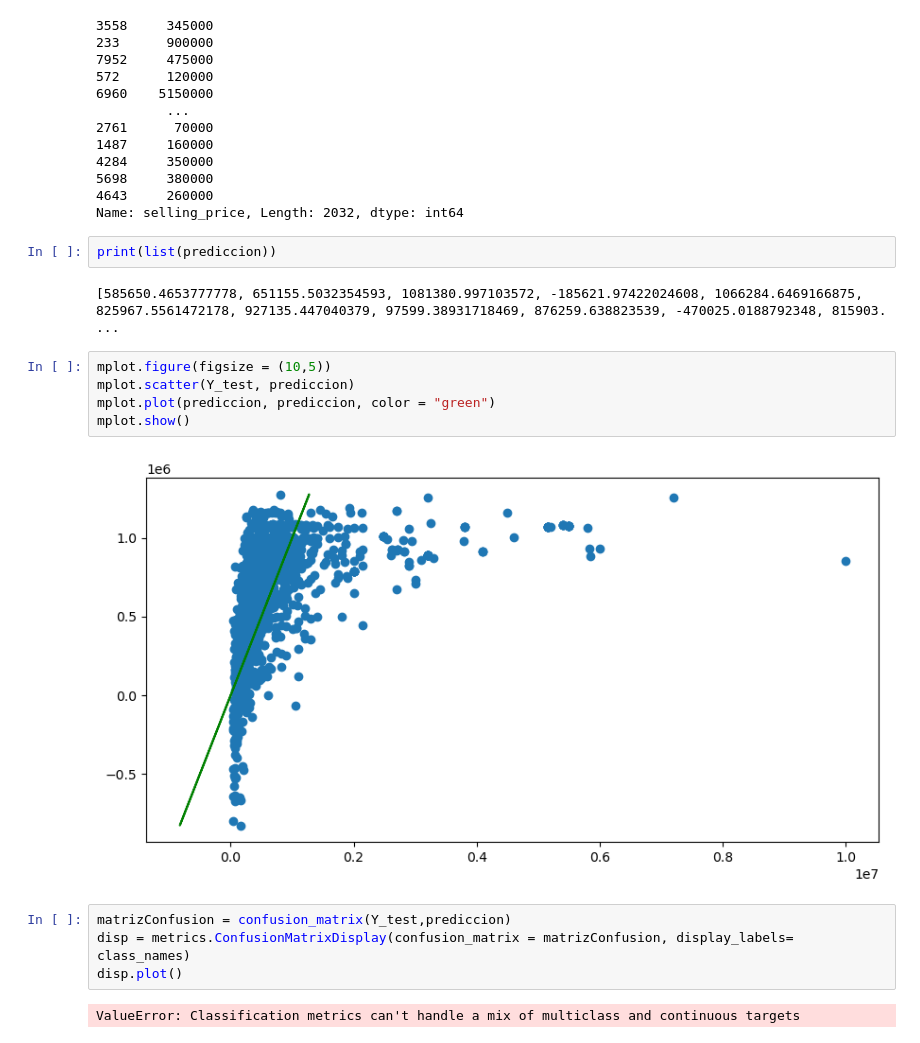
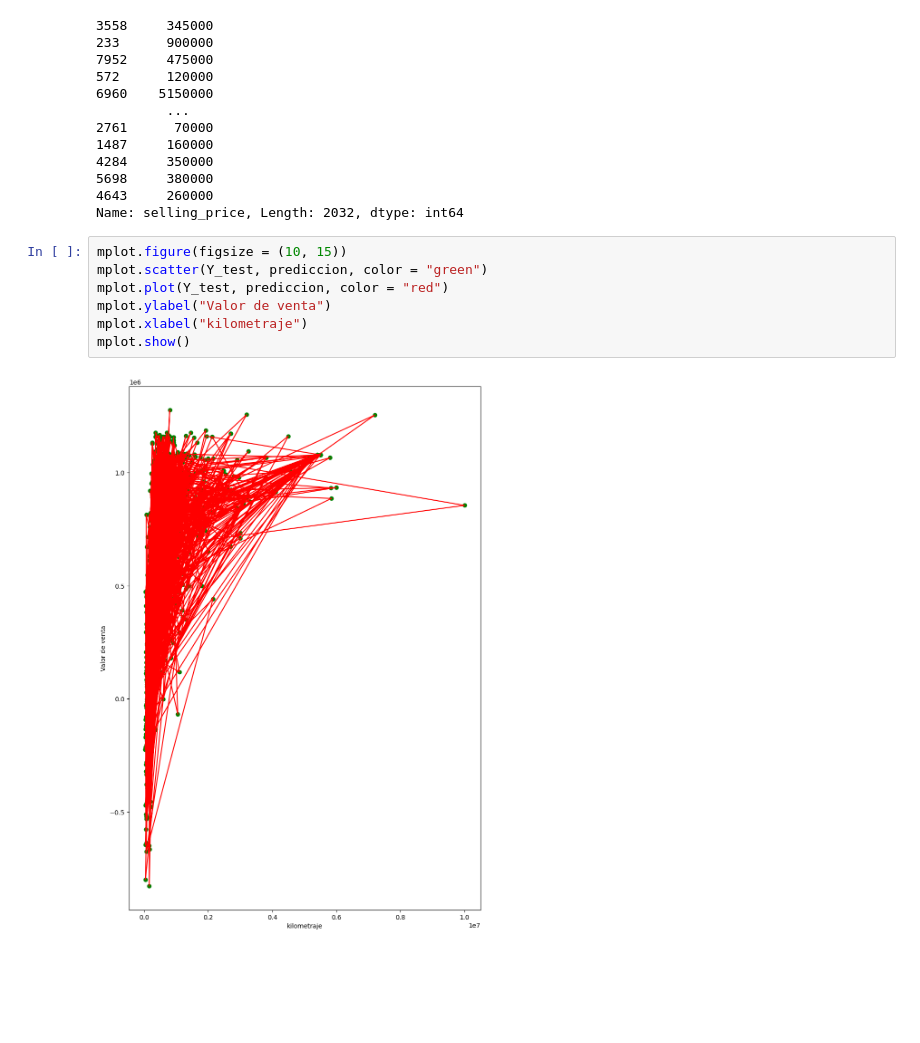
Before and after one commit to FelixRosalesG/ProyectoAlgoritmosSupervisado, a Jupyter notebook: RegresionLinealT3.ipynb, the cells around one changed output. Cells and saved outputs as stored; diff of their text form; blank space fills up the shorter version.

```diff
--- a/RegresionLinealT3.ipynb
+++ b/RegresionLinealT3.ipynb
@@ -276,20 +249,12 @@ print(Y_test)
 5698     380000
 4643     260000
 Name: selling_price, Length: 2032, dtype: int64
-# %%
-print(list(prediccion))
-# %% [output]
-[585650.4653777778, 651155.5032354593, 1081380.997103572, -185621.97422024608, 1066284.6469166875, 825967.5561472178, 927135.447040379, 97599.38931718469, 876259.638823539, -470025.0188792348, 815903. ...
 # %%
-mplot.figure(figsize = (10,5))
-mplot.scatter(Y_test, prediccion)
-mplot.plot(prediccion, prediccion, color = "green")
+mplot.figure(figsize = (10, 15))
+mplot.scatter(Y_test, prediccion, color = "green")
+mplot.plot(Y_test, prediccion, color = "red")
+mplot.ylabel("Valor de venta")
+mplot.xlabel("kilometraje")
 mplot.show()
 # %% [output]
-[figure, old version]
+[figure, new version]
-# %%
-matrizConfusion = confusion_matrix(Y_test,prediccion)
-disp = metrics.ConfusionMatrixDisplay(confusion_matrix = matrizConfusion, display_labels= class_names)
-disp.plot()
-# %% [output]
-ValueError: Classification metrics can't handle a mix of multiclass and continuous targets
```
Also changed, not shown: parts of 12 cells of this notebook, 1 other file.
